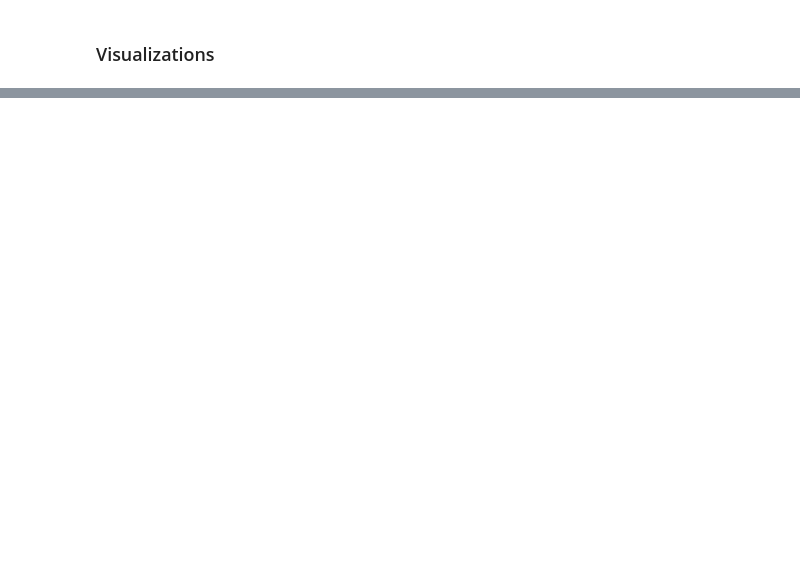
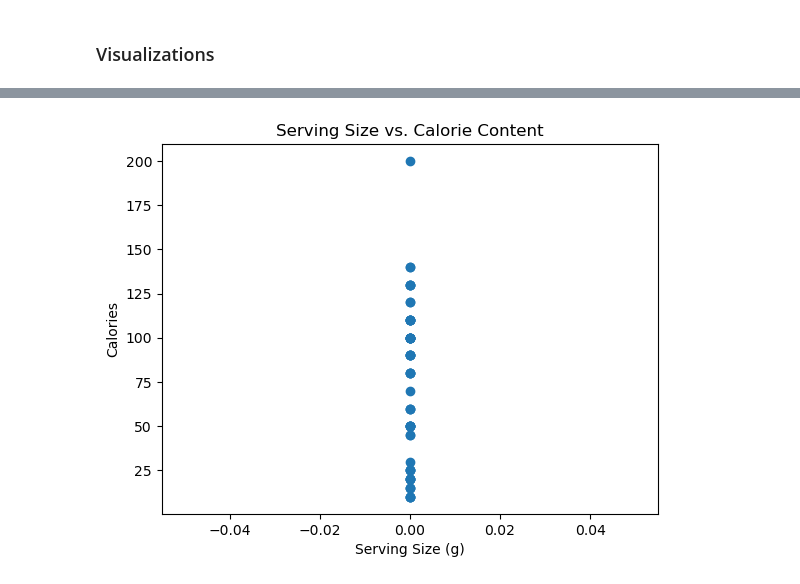
Before and after one commit to HardoModo/Dev10-Capstone, a Jupyter notebook: Janeel/Food_nutrient.ipynb, the cells around one changed output, grey strips where cells are left out. Cells and saved outputs as stored; diff of their text form; code cells hidden in the pictures; blank space fills up the shorter version.

```diff
--- a/Janeel/Food_nutrient.ipynb
+++ b/Janeel/Food_nutrient.ipynb
@@ -599,0 +735,13 @@ plt.show()
+# %%
+# Create a scatter plot
+plt.scatter(df2['Serving Size (g)'], df2['Calories'])
+
+# Add labels and title
+plt.xlabel('Serving Size (g)')
+plt.ylabel('Calories')
+plt.title('Serving Size vs. Calorie Content')
+
+# Display the plot
+plt.show()
+# %% [output]
+[figure, added]
```
Also changed, not shown: parts of 31 cells of this notebook.
